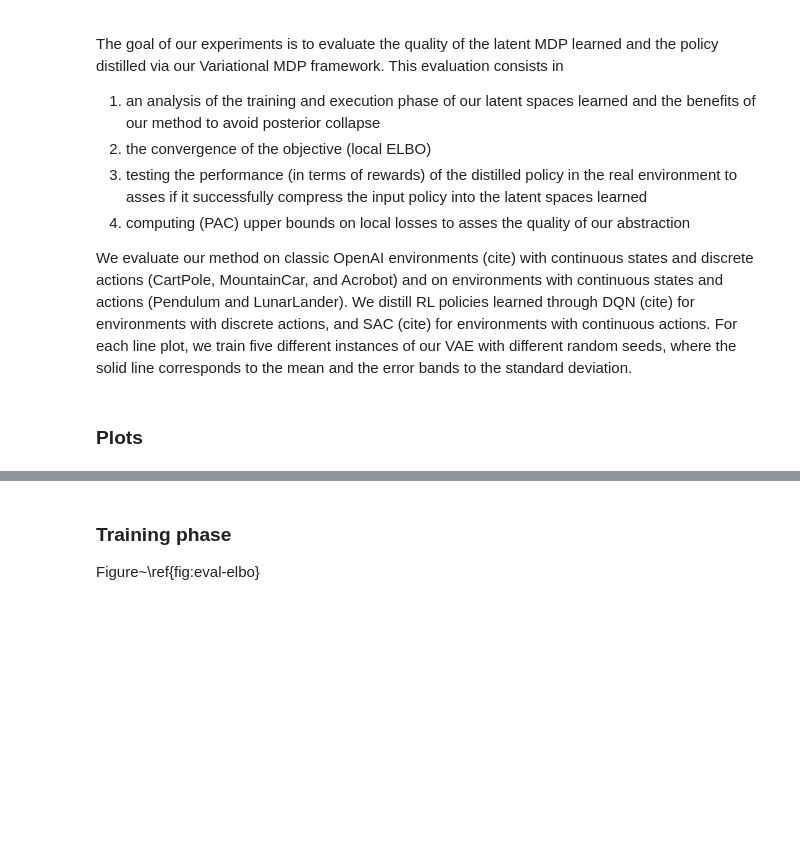
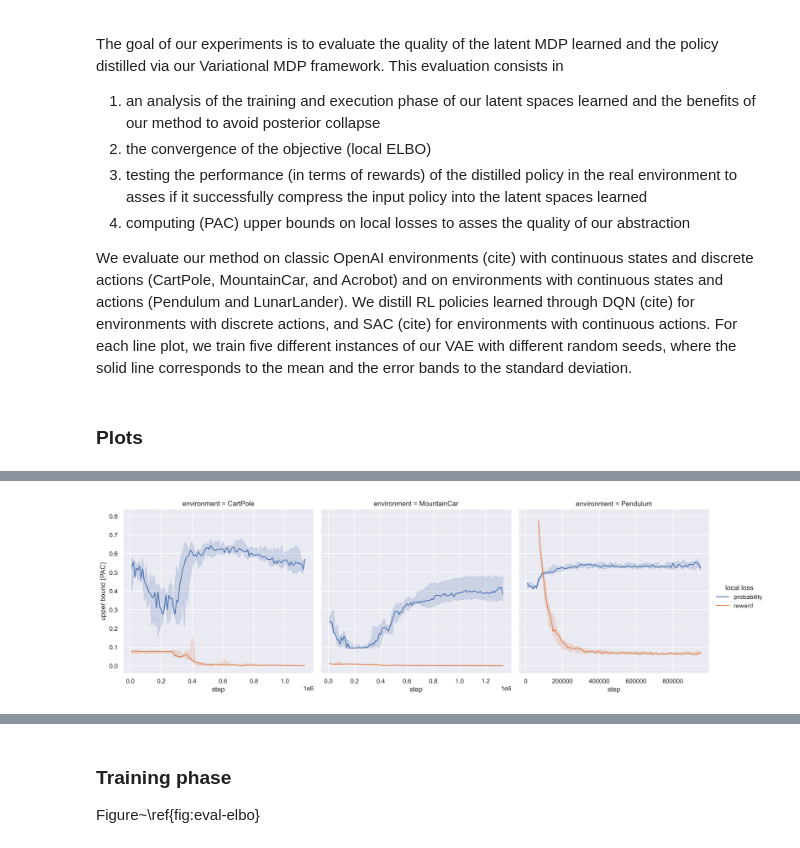
Before and after one commit to florentdelgrange/vae_mdp, a Jupyter notebook: evaluation/notebook.ipynb, the cells around one changed output, grey strips where cells are left out. Cells and saved outputs as stored; diff of their text form; code cells hidden in the pictures; blank space fills up the shorter version.

```diff
--- a/evaluation/notebook.ipynb
+++ b/evaluation/notebook.ipynb
@@ -120,0 +137,34 @@ tikzplotlib.save("eval_policy.tex")
+# %%
+_df = df[df['tag'] == 'local_probability_loss']
+_df = _df.append(df[df['tag'] == 'local_reward_loss'])
+_df = _df[_df['value'] <= 1]
+_df = _df.replace({
+        'tag': {'local_probability_loss': 'probability',
+                'local_reward_loss': 'reward'}}
+    ).rename(columns={
+        'tag': 'local loss',
+        'value': 'upper bound (PAC)',
+        'event': 'environment'})
+
+estimator = {'mean': 'mean', 'median': np.median}
+estimator = estimator['median']
+
+sns.relplot(
+    data=_df.replace({
+        'tag': {'local_probability_loss': 'probability',
+                'local_reward_loss': 'reward'}}
+    ).rename({
+        'tag': 'local loss',
+        'value': 'upper bound (PAC)'}),
+    x='step',
+    y='upper bound (PAC)',
+    col='environment',
+    hue='local loss',
+    kind='line',
+    facet_kws=dict(sharex=False),
+    estimator=estimator,
+    ci=90 if estimator != 'mean' else 'sd')
+
+tikzplotlib.save("local_losses.tex")
+# %% [output]
+[figure, added]
```
Also changed, not shown: parts of 9 cells of this notebook.
